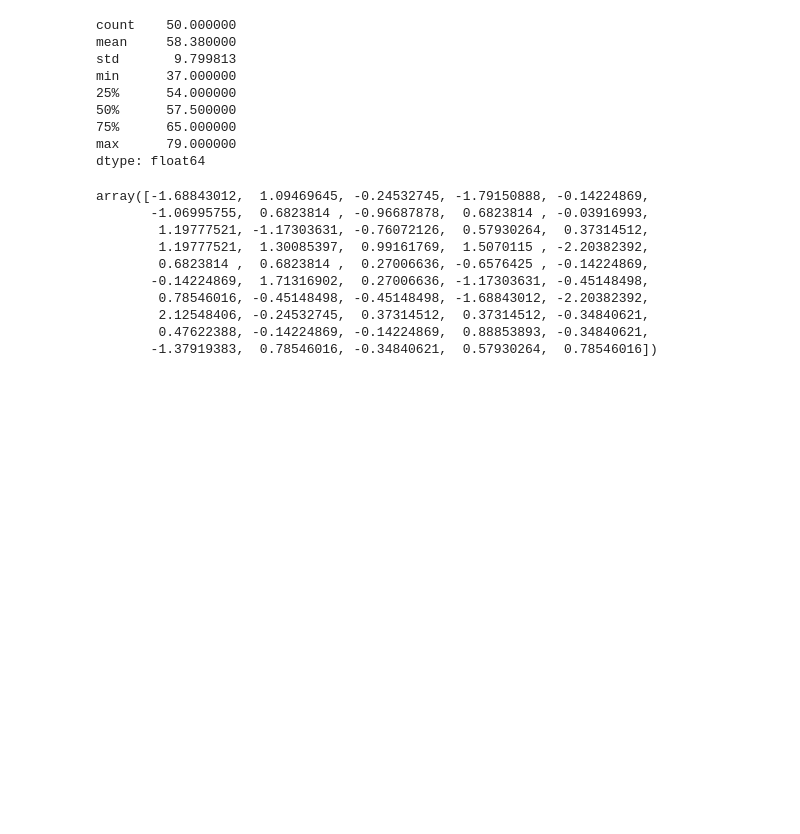
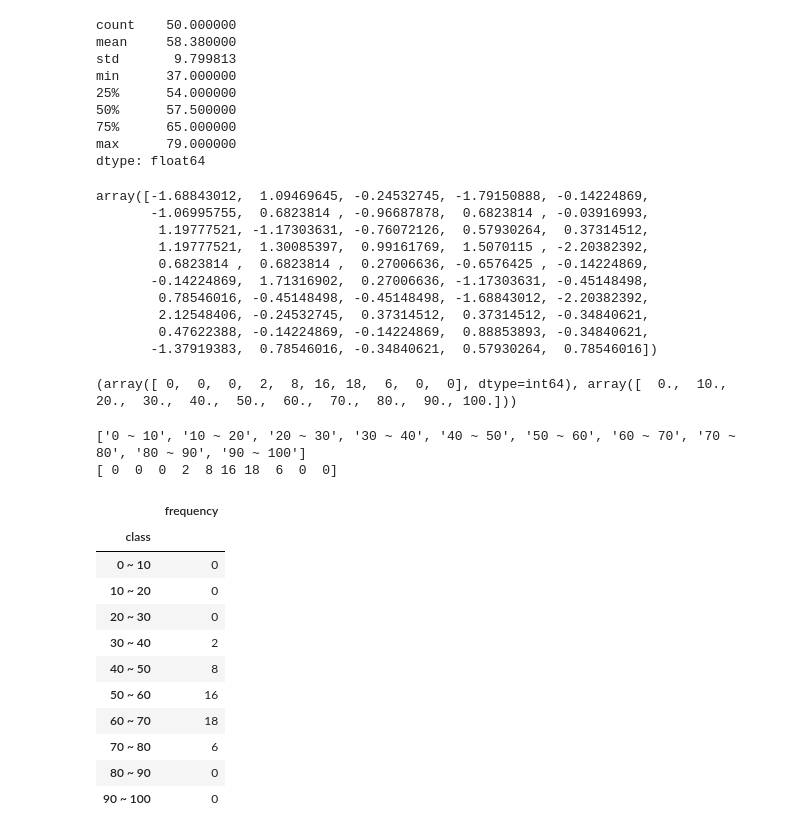
Before and after one commit to deu04088/HRD_Python, a Jupyter notebook: ex17.ipynb, the cells around one changed output. Drawn from its saved outputs; the diff is of its cells as text; code cells hidden in the pictures; blank space fills up the shorter version.

```diff
--- a/ex17.ipynb
+++ b/ex17.ipynb
@@ -159,3 +159,33 @@ array([-1.68843012,  1.09469645, -0.24532745, -1.79150888, -0.14224869,
         2.12548406, -0.24532745,  0.37314512,  0.37314512, -0.34840621,
         0.47622388, -0.14224869, -0.14224869,  0.88853893, -0.34840621,
        -1.37919383,  0.78546016, -0.34840621,  0.57930264,  0.78546016])
+# %%
+result = np.histogram(english_scores, 10, (0, 100))
+print(result)
+# %% [output]
+(array([ 0,  0,  0,  2,  8, 16, 18,  6,  0,  0], dtype=int64), array([  0.,  10.,  20.,  30.,  40.,  50.,  60.,  70.,  80.,  90., 100.]))
+# %%
+frequency_class = [f'{i} ~ {i + 10}' for i in range(0, 100, 10)]
+# %%
+print(frequency_class)
+print(result[0])
+# %% [output]
+['0 ~ 10', '10 ~ 20', '20 ~ 30', '30 ~ 40', '40 ~ 50', '50 ~ 60', '60 ~ 70', '70 ~ 80', '80 ~ 90', '90 ~ 100']
+[ 0  0  0  2  8 16 18  6  0  0]
+# %%
+frequency_distribution_dataframe_1 = pd.DataFrame(data={'frequency': result[0]}, index=pd.Index(frequency_class, name='class'))
+# %%
+frequency_distribution_dataframe_1
+# %% [output]
+|  | frequency |
+| class |  |
+| 0 ~ 10 | 0 |
+| 10 ~ 20 | 0 |
+| 20 ~ 30 | 0 |
+| 30 ~ 40 | 2 |
+| 40 ~ 50 | 8 |
+| 50 ~ 60 | 16 |
+| 60 ~ 70 | 18 |
+| 70 ~ 80 | 6 |
+| 80 ~ 90 | 0 |
+| 90 ~ 100 | 0 |
```
Also changed, not shown: parts of 6 cells of this notebook.
